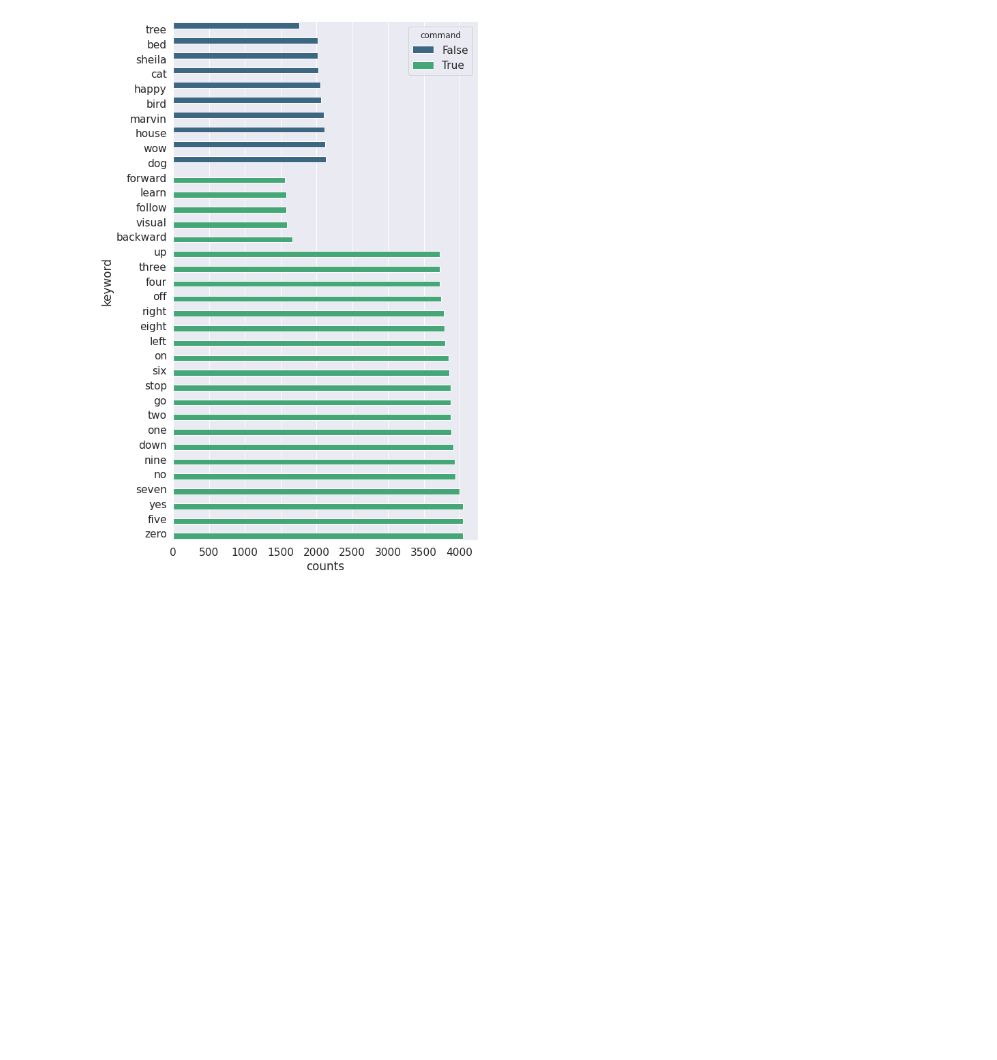
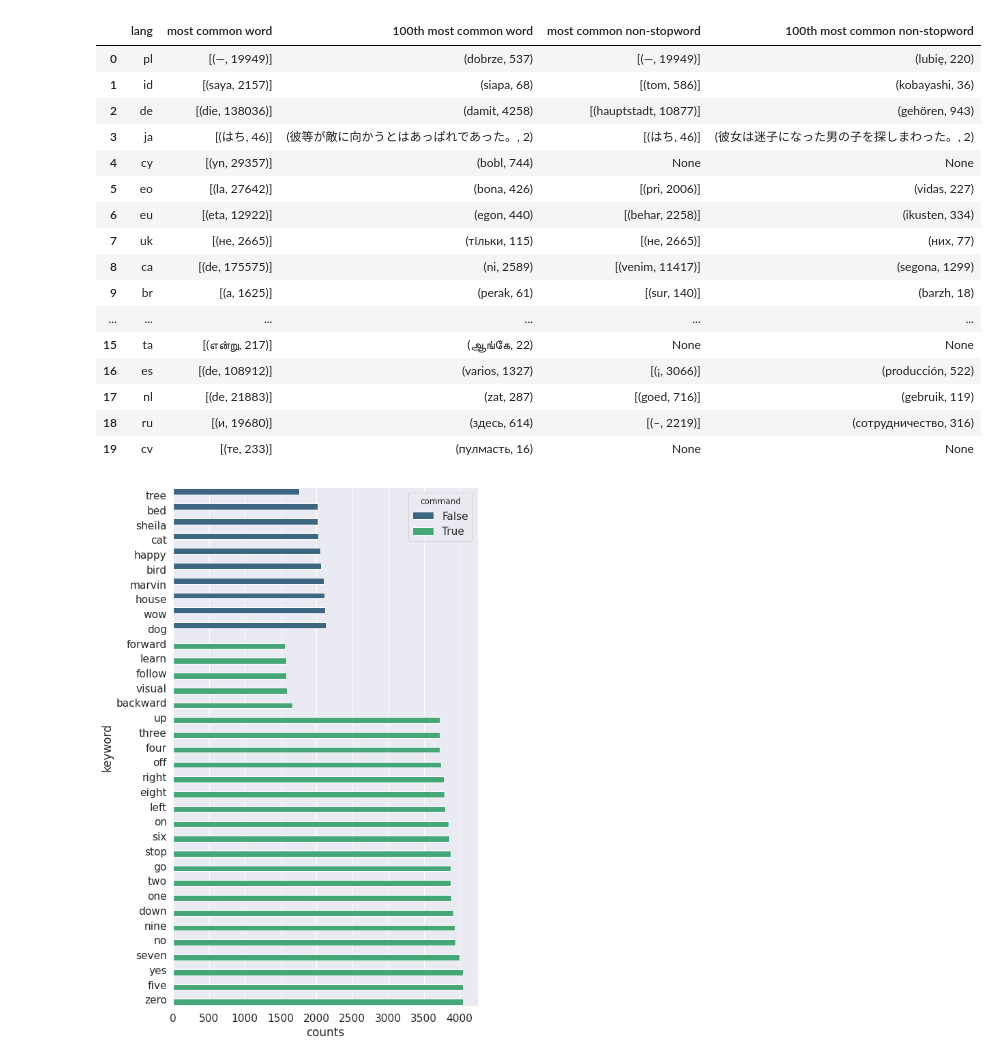
Before and after one commit to harvard-edge/multilingual_kws, a Jupyter notebook: WordCounts.ipynb, the cells around one changed output. Cells and saved outputs as stored; diff of their text form; code cells hidden in the pictures; blank space fills up the shorter version.

```diff
--- a/WordCounts.ipynb
+++ b/WordCounts.ipynb
@@ -12,0 +46,4 @@ sns.set(font_scale=1.4)
+# %%
+alignments = os.listdir("../common-voice-forced-alignments/")
+alignments = list(filter(lambda a: len(a) == 2 and a != 'en',alignments))
+print(alignments)
@@ -12,0 +52,8 @@ sns.set(font_scale=1.4)
+# %%
+counts = {}
+unknown_isos = ["cy", "tt", "ta", "cv"]
+for a in alignments:
+    print(a)
+    filter_stopwords = a not in unknown_isos
+    csvpath = f"../common-voice-forced-alignments/{a}/validated.csv"
+    counts[a] = wordcounts(csvpath=csvpath, isocode=a, filter_stopwords=filter_stopwords)
@@ -13,3 +132,29 @@ sns.set(font_scale=1.4)
+# %%
+data = []
+for lang,(frequencies, frequencies_without_stopwords) in counts.items():
+    if frequencies_without_stopwords is not None:
+        data.append((lang, frequencies.most_common(1), frequencies.most_common(100)[-1], frequencies_without_stopwords.most_common(1), frequencies_without_stopwords.most_common(100)[-1]))
+    else:
+        data.append((lang, frequencies.most_common(1), frequencies.most_common(100)[-1]))
+pd.DataFrame(data, columns=["lang", "most common word", "100th most common word", "most common non-stopword", "100th most common non-stopword"])
+# %% [output]
+|  | lang | most common word | 100th most common word | most common non-stopword | 100th most common non-stopword |
+| 0 | pl | [(—, 19949)] | (dobrze, 537) | [(—, 19949)] | (lubię, 220) |
+| 1 | id | [(saya, 2157)] | (siapa, 68) | [(tom, 586)] | (kobayashi, 36) |
+| 2 | de | [(die, 138036)] | (damit, 4258) | [(hauptstadt, 10877)] | (gehören, 943) |
+| 3 | ja | [(はち, 46)] | (彼等が敵に向かうとはあっぱれであった。, 2) | [(はち, 46)] | (彼女は迷子になった男の子を探しまわった。, 2) |
+| 4 | cy | [(yn, 29357)] | (bobl, 744) | None | None |
+| 5 | eo | [(la, 27642)] | (bona, 426) | [(pri, 2006)] | (vidas, 227) |
+| 6 | eu | [(eta, 12922)] | (egon, 440) | [(behar, 2258)] | (ikusten, 334) |
+| 7 | uk | [(не, 2665)] | (тільки, 115) | [(не, 2665)] | (них, 77) |
+| 8 | ca | [(de, 175575)] | (ni, 2589) | [(venim, 11417)] | (segona, 1299) |
+| 9 | br | [(a, 1625)] | (perak, 61) | [(sur, 140)] | (barzh, 18) |
+| ... | ... | ... | ... | ... | ... |
+| 15 | ta | [(என்று, 217)] | (ஆங்கே, 22) | None | None |
+| 16 | es | [(de, 108912)] | (varios, 1327) | [(¡, 3066)] | (producción, 522) |
+| 17 | nl | [(de, 21883)] | (zat, 287) | [(goed, 716)] | (gebruik, 119) |
+| 18 | ru | [(и, 19680)] | (здесь, 614) | [(–, 2219)] | (сотрудничество, 316) |
+| 19 | cv | [(те, 233)] | (пулмасть, 16) | None | None |
 # %%
 speech_commands_dataset = [
     ("Backward", 1664, True),
```
Also changed, not shown: parts of 12 cells of this notebook.
